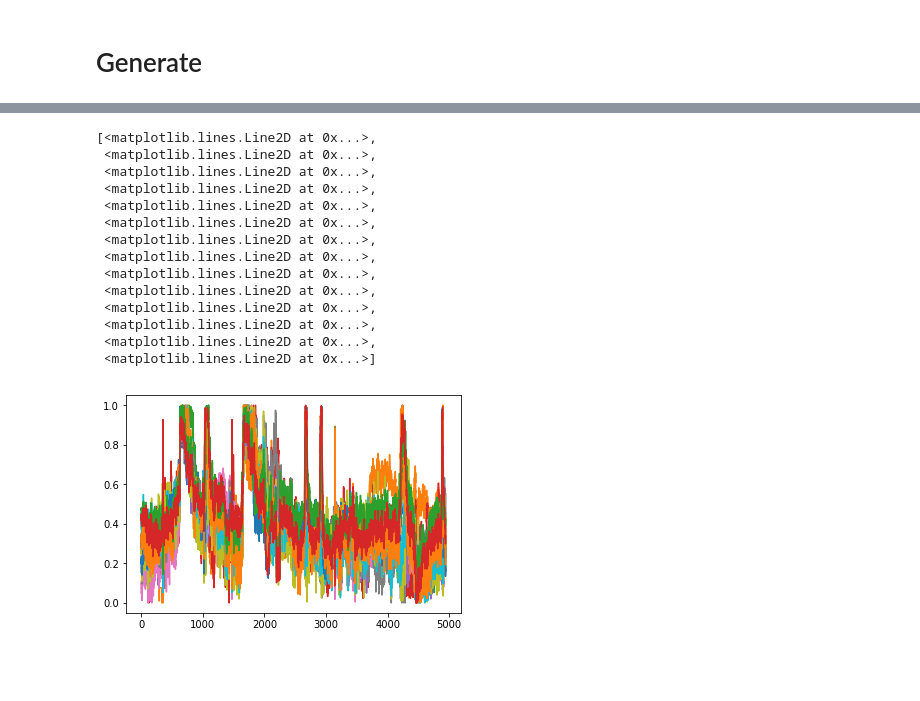
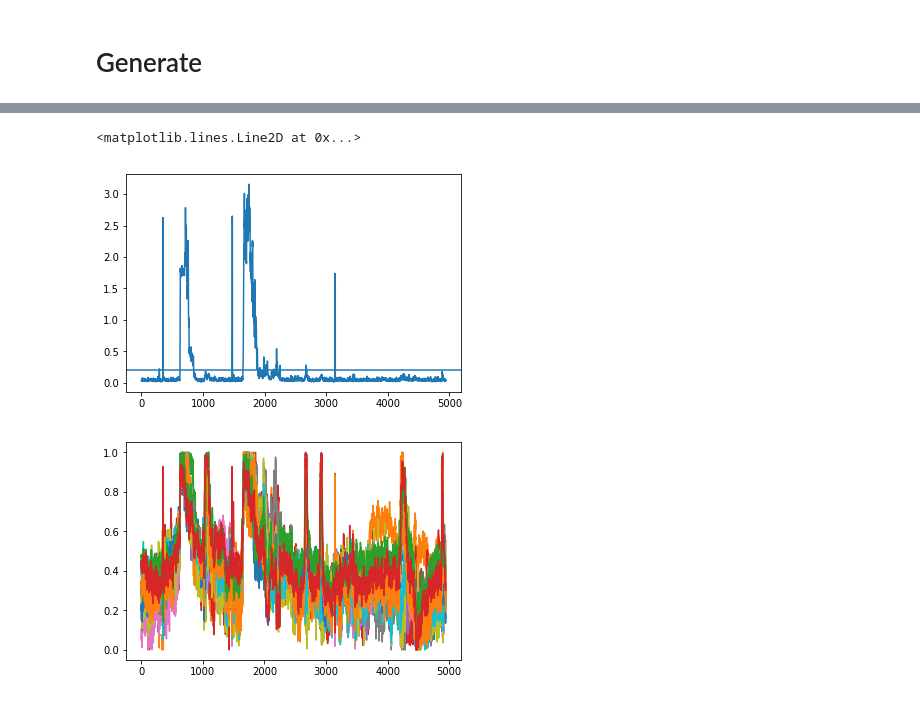
Before and after one commit to SergioPeignier/playingWithKeras, a Jupyter notebook: vanilla_autoencoder_for_EEG_data.ipynb, the cells around one changed output, grey strips where cells are left out. Cells and saved outputs as stored; diff of their text form; code cells hidden in the pictures; blank space fills up the shorter version.

```diff
--- a/vanilla_autoencoder_for_EEG_data.ipynb
+++ b/vanilla_autoencoder_for_EEG_data.ipynb
@@ -211,20 +229,12 @@ plt.plot(results)
+# %%
+plt.plot(results)
+plt.axhline(y=th, xmin=0, xmax=results.shape[0], hold=None)
+# %% [output]
+<matplotlib.lines.Line2D at 0x...>
+[figure, added]
 # %%
-plt.plot(df[int(df.shape[0]*0.67):,:])
+_ = plt.plot(df[int(df.shape[0]*0.67):,:])
 # %% [output]
-[<matplotlib.lines.Line2D at 0x...>,
- <matplotlib.lines.Line2D at 0x...>,
- <matplotlib.lines.Line2D at 0x...>,
- <matplotlib.lines.Line2D at 0x...>,
- <matplotlib.lines.Line2D at 0x...>,
- <matplotlib.lines.Line2D at 0x...>,
- <matplotlib.lines.Line2D at 0x...>,
- <matplotlib.lines.Line2D at 0x...>,
- <matplotlib.lines.Line2D at 0x...>,
- <matplotlib.lines.Line2D at 0x...>,
- <matplotlib.lines.Line2D at 0x...>,
- <matplotlib.lines.Line2D at 0x...>,
- <matplotlib.lines.Line2D at 0x...>,
- <matplotlib.lines.Line2D at 0x...>]
 [figure]
 # %%
 results = ((X_test_pred - test)**2).sum(1)
```
Also changed, not shown: parts of 15 cells of this notebook.
